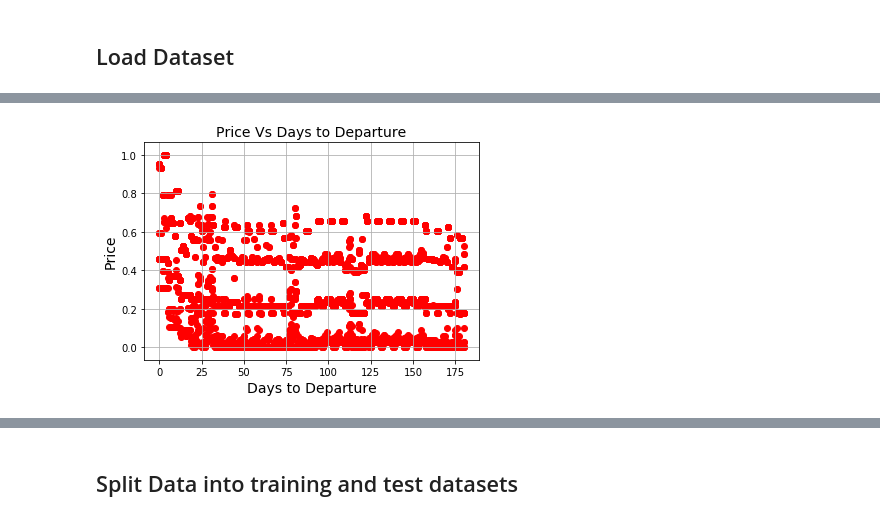
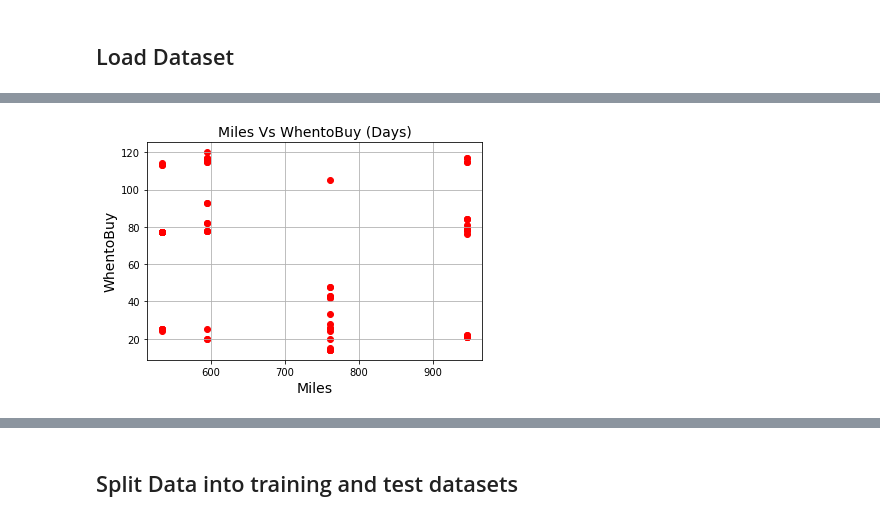
Before and after one commit to bijaytmg/capstone-project-airline, a Jupyter notebook: RegressionModels.ipynb, the cells around one changed output, grey strips where cells are left out. Drawn from its saved outputs; the diff is of its cells as text; code cells hidden in the pictures.

```diff
--- a/RegressionModels.ipynb
+++ b/RegressionModels.ipynb
@@ -9,10 +9,9 @@ from sklearn.metrics import mean_squared_error, r2_score
 # %% [markdown]
 ## Load Dataset
 # %%
-directory = '/Users/The Pock Family/Desktop/Test/'
-df = pd.read_csv(directory+'atl_to_dtw_norm.csv', header=0)
+directory = '/Users/James/Desktop/Test/'
+df = pd.read_csv(directory+'test.csv', header=0)
 
-df = pd.DataFrame(df,columns=['DaystoDepart','RoundTrip','SeatClass','Time','Price'])
-
-print (df)
+df1 = pd.DataFrame(df,columns=['Miles','SeatClass','Time','Roundtrip','WhentoBuy'])
+df
 # %% [output]
@@ -36,9 +56,9 @@ print (df)
 # %%
-plt.scatter(df['DaystoDepart'], df['Price'], color='red')
-plt.title('Price Vs Days to Departure', fontsize=14)
-plt.xlabel('Days to Departure', fontsize=14)
-plt.ylabel('Price', fontsize=14)
+plt.scatter(df['Miles'], df['WhentoBuy'], color='red')
+plt.title('Miles Vs WhentoBuy (Days)', fontsize=14)
+plt.xlabel('Miles', fontsize=14)
+plt.ylabel('WhentoBuy', fontsize=14)
 plt.grid(True)
 plt.show()
 # %% [output]
-[figure, old version]
+[figure, new version]
```
Also changed, not shown: parts of 62 cells of this notebook, 5 other files.
